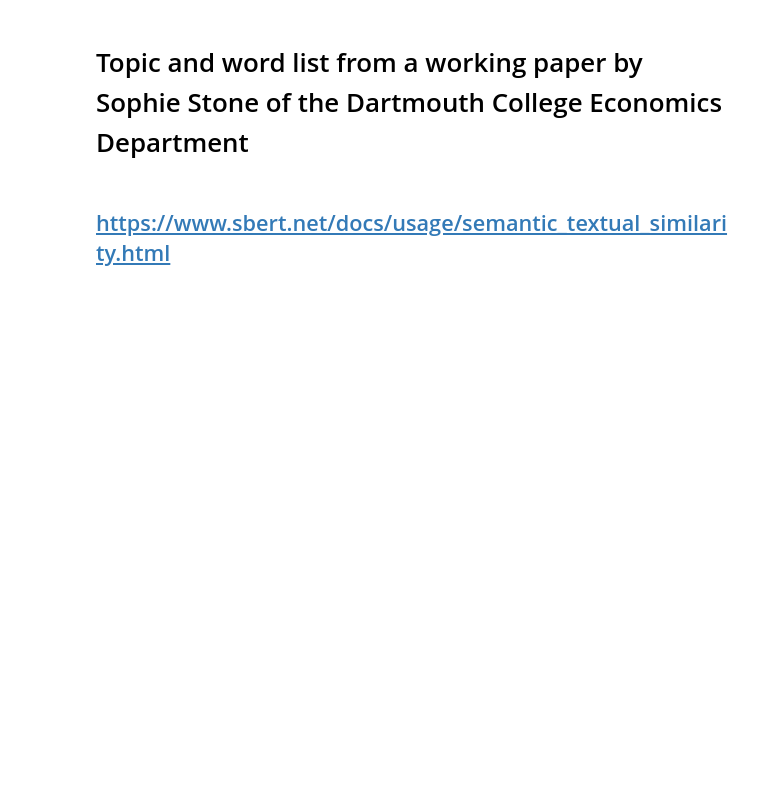
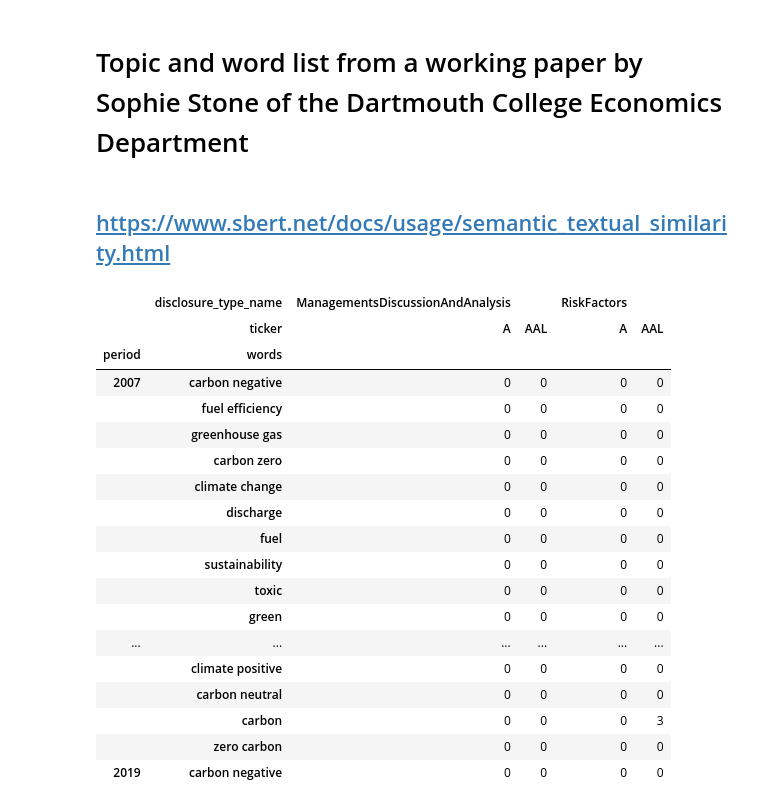
Before and after one commit to calcbench/notebooks, a Jupyter notebook: Management_Discussion_Analysis_ESG_Mentions Word Counts.ipynb, the cells around one changed output. Saved outputs shown, nothing was run; the diff lists cells and outputs as text; code cells hidden in the pictures; blank space fills up the shorter version.

Commit message:
individual word counts work

```diff
--- a/Management_Discussion_Analysis_ESG_Mentions Word Counts.ipynb
+++ b/Management_Discussion_Analysis_ESG_Mentions Word Counts.ipynb
@@ -139 +143,5 @@ disclosure_embeddings.to_pickle(
+# %%
+disclosure_embeddings = disclosure_embeddings.loc[
+    :, disclosure_embeddings.columns.get_level_values(1).isin(["A", "AAL"])
+]
 # %%
@@ -145,3 +156,33 @@ def distance(word_counts, category_words):
+# %%
+words = category_embeddings['environmental']
+# %%
+counts = disclosure_embeddings.applymap(lambda c: [c[word] for word in words]).apply(
+    pd.Series.explode
+)
+# %%
+counts["words"] = list(words) * disclosure_embeddings.shape[0]
+# %%
+counts.set_index("words", append=True)
+# %% [output]
+|  | disclosure_type_name | ManagementsDiscussionAndAnalysis |  | RiskFactors |  |
+|  | ticker | A | AAL | A | AAL |
+| period | words |  |  |  |  |
+| 2007 | carbon negative | 0 | 0 | 0 | 0 |
+|  | fuel efficiency | 0 | 0 | 0 | 0 |
+|  | greenhouse gas | 0 | 0 | 0 | 0 |
+|  | carbon zero | 0 | 0 | 0 | 0 |
+|  | climate change | 0 | 0 | 0 | 0 |
+|  | discharge | 0 | 0 | 0 | 0 |
+|  | fuel | 0 | 0 | 0 | 0 |
+|  | sustainability | 0 | 0 | 0 | 0 |
+|  | toxic | 0 | 0 | 0 | 0 |
+|  | green | 0 | 0 | 0 | 0 |
+| ... | ... | ... | ... | ... | ... |
+|  | climate positive | 0 | 0 | 0 | 0 |
+|  | carbon neutral | 0 | 0 | 0 | 0 |
+|  | carbon | 0 | 0 | 0 | 3 |
+|  | zero carbon | 0 | 0 | 0 | 0 |
+| 2019 | carbon negative | 0 | 0 | 0 | 0 |
 # %%
 distances = []
 for _, category_words in tqdm(category_embeddings.items()):
```
Also changed, not shown: parts of 4 cells of this notebook.
